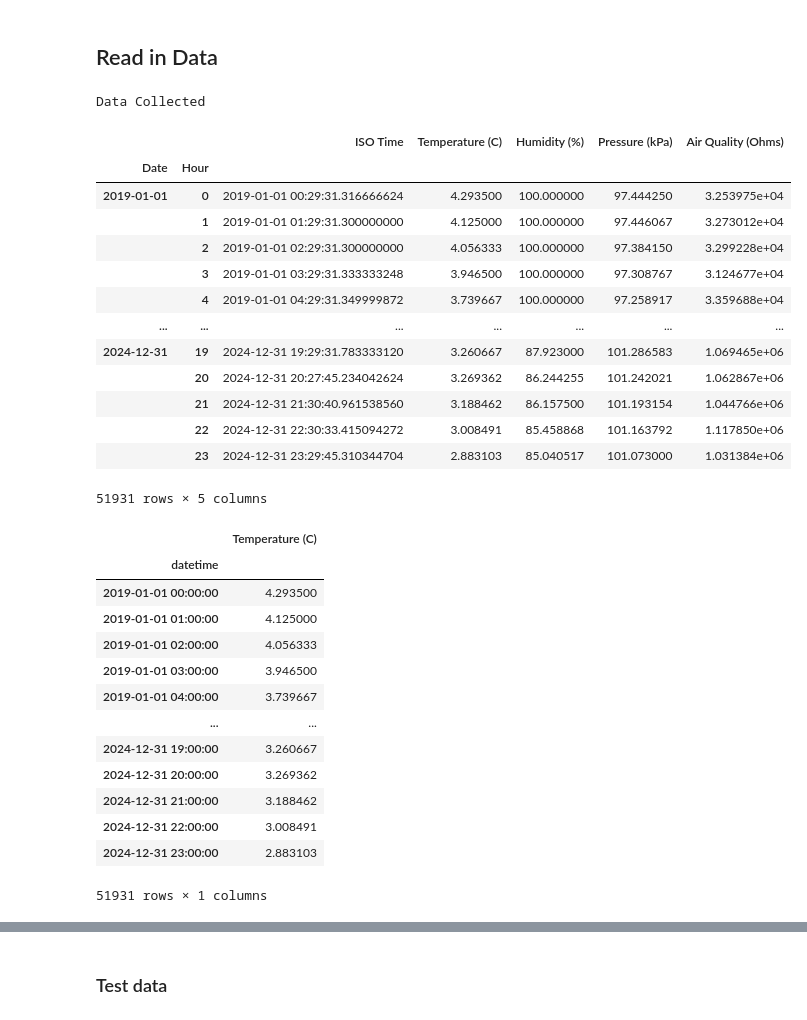
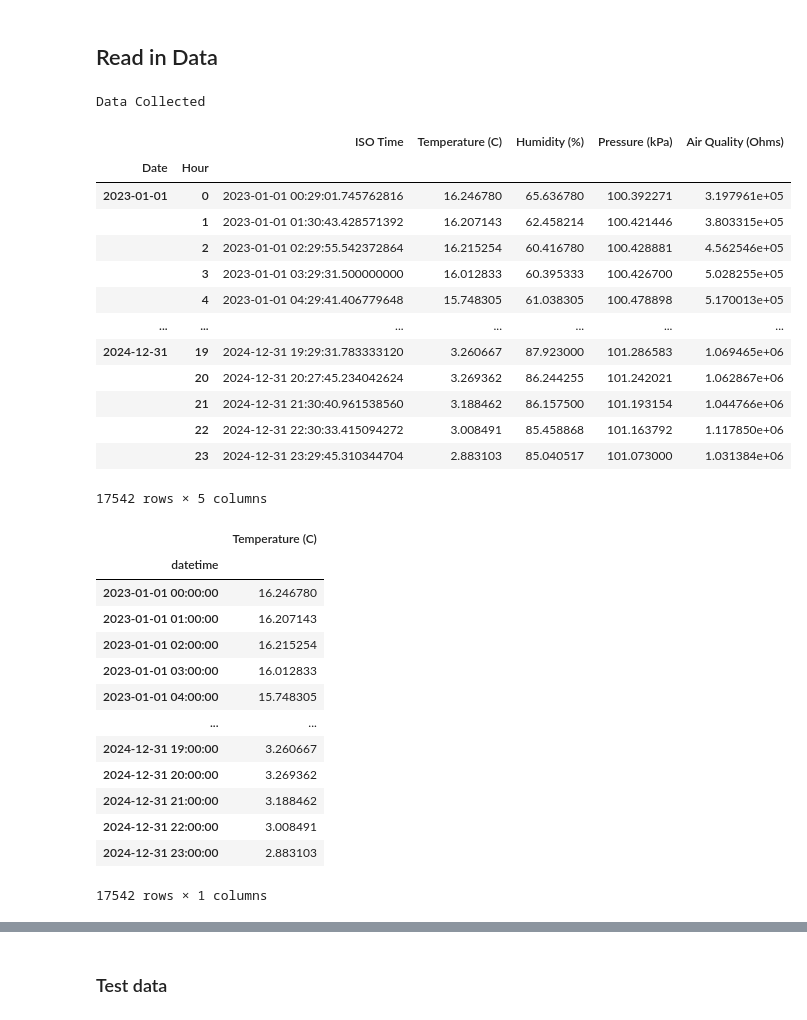
Before and after one commit to chandlerNick/BerlinWeatherTimeSeriesAnalysis, a Jupyter notebook: lag-llama_finetuned.ipynb, the cells around one changed output, grey strips where cells are left out. Cells and saved outputs as stored; diff of their text form; code cells hidden in the pictures.

```diff
--- a/lag-llama_finetuned.ipynb
+++ b/lag-llama_finetuned.ipynb
@@ -58,40 +52,40 @@ add_safe_globals([NegativeLogLikelihood, StudentTOutput])
 ## Read in Data
 # %%
 # Read in data
-years = ["2020", "2021", "2022", "2023", "2024"]
+years = ["2023", "2024"]
 columns = ["ISO Time", "Temperature (C)", "Humidity (%)", "Pressure (kPa)", "Air Quality (Ohms)"]
-all_data = pd.read_csv("data/2019_BME680SensorData.csv", usecols=columns)
+all_data = pd.DataFrame()
 
 for year in years:
     data_filename = f"data/{year}_BME680SensorData.csv"
     read_in_data = pd.read_csv(data_filename, usecols=columns)
     all_data = pd.concat([all_data, read_in_data], ignore_index=True)
 
 print("Data Collected")
 all_data.head()
 
-
+# Process the data
 all_data["ISO Time"] = pd.to_datetime(all_data["ISO Time"])
 all_data["Date"] = all_data["ISO Time"].dt.date
 all_data["Hour"] = all_data["ISO Time"].dt.hour
 hourly_avg = all_data.groupby(["Date", "Hour"]).mean()
 hourly_avg
 # %% [output]
 Data Collected
 |  |  | ISO Time | Temperature (C) | Humidity (%) | Pressure (kPa) | Air Quality (Ohms) |
 | Date | Hour |  |  |  |  |  |
-| 2019-01-01 | 0 | 2019-01-01 00:29:31.316666624 | 4.293500 | 100.000000 | 97.444250 | 3.253975e+04 |
-|  | 1 | 2019-01-01 01:29:31.300000000 | 4.125000 | 100.000000 | 97.446067 | 3.273012e+04 |
-|  | 2 | 2019-01-01 02:29:31.300000000 | 4.056333 | 100.000000 | 97.384150 | 3.299228e+04 |
-|  | 3 | 2019-01-01 03:29:31.333333248 | 3.946500 | 100.000000 | 97.308767 | 3.124677e+04 |
-|  | 4 | 2019-01-01 04:29:31.349999872 | 3.739667 | 100.000000 | 97.258917 | 3.359688e+04 |
+| 2023-01-01 | 0 | 2023-01-01 00:29:01.745762816 | 16.246780 | 65.636780 | 100.392271 | 3.197961e+05 |
+|  | 1 | 2023-01-01 01:30:43.428571392 | 16.207143 | 62.458214 | 100.421446 | 3.803315e+05 |
+|  | 2 | 2023-01-01 02:29:55.542372864 | 16.215254 | 60.416780 | 100.428881 | 4.562546e+05 |
+|  | 3 | 2023-01-01 03:29:31.500000000 | 16.012833 | 60.395333 | 100.426700 | 5.028255e+05 |
+|  | 4 | 2023-01-01 04:29:41.406779648 | 15.748305 | 61.038305 | 100.478898 | 5.170013e+05 |
 | ... | ... | ... | ... | ... | ... | ... |
 | 2024-12-31 | 19 | 2024-12-31 19:29:31.783333120 | 3.260667 | 87.923000 | 101.286583 | 1.069465e+06 |
 |  | 20 | 2024-12-31 20:27:45.234042624 | 3.269362 | 86.244255 | 101.242021 | 1.062867e+06 |
 |  | 21 | 2024-12-31 21:30:40.961538560 | 3.188462 | 86.157500 | 101.193154 | 1.044766e+06 |
 |  | 22 | 2024-12-31 22:30:33.415094272 | 3.008491 | 85.458868 | 101.163792 | 1.117850e+06 |
 |  | 23 | 2024-12-31 23:29:45.310344704 | 2.883103 | 85.040517 | 101.073000 | 1.031384e+06 |
-51931 rows × 5 columns
+17542 rows × 5 columns
 # %%
 data = hourly_avg["Temperature (C)"]
 
@@ -104,18 +98,18 @@ data
 # %% [output]
 |  | Temperature (C) |
 | datetime |  |
-| 2019-01-01 00:00:00 | 4.293500 |
-| 2019-01-01 01:00:00 | 4.125000 |
-| 2019-01-01 02:00:00 | 4.056333 |
-| 2019-01-01 03:00:00 | 3.946500 |
-| 2019-01-01 04:00:00 | 3.739667 |
+| 2023-01-01 00:00:00 | 16.246780 |
+| 2023-01-01 01:00:00 | 16.207143 |
+| 2023-01-01 02:00:00 | 16.215254 |
+| 2023-01-01 03:00:00 | 16.012833 |
+| 2023-01-01 04:00:00 | 15.748305 |
 | ... | ... |
 | 2024-12-31 19:00:00 | 3.260667 |
 | 2024-12-31 20:00:00 | 3.269362 |
 | 2024-12-31 21:00:00 | 3.188462 |
 | 2024-12-31 22:00:00 | 3.008491 |
 | 2024-12-31 23:00:00 | 2.883103 |
-51931 rows × 1 columns
+17542 rows × 1 columns
 # %%
 # Check if all timestamps are exactly one hour apart
 time_diffs = data.index.to_series().diff().value_counts()
```
Also changed, not shown: parts of 31 cells of this notebook.
